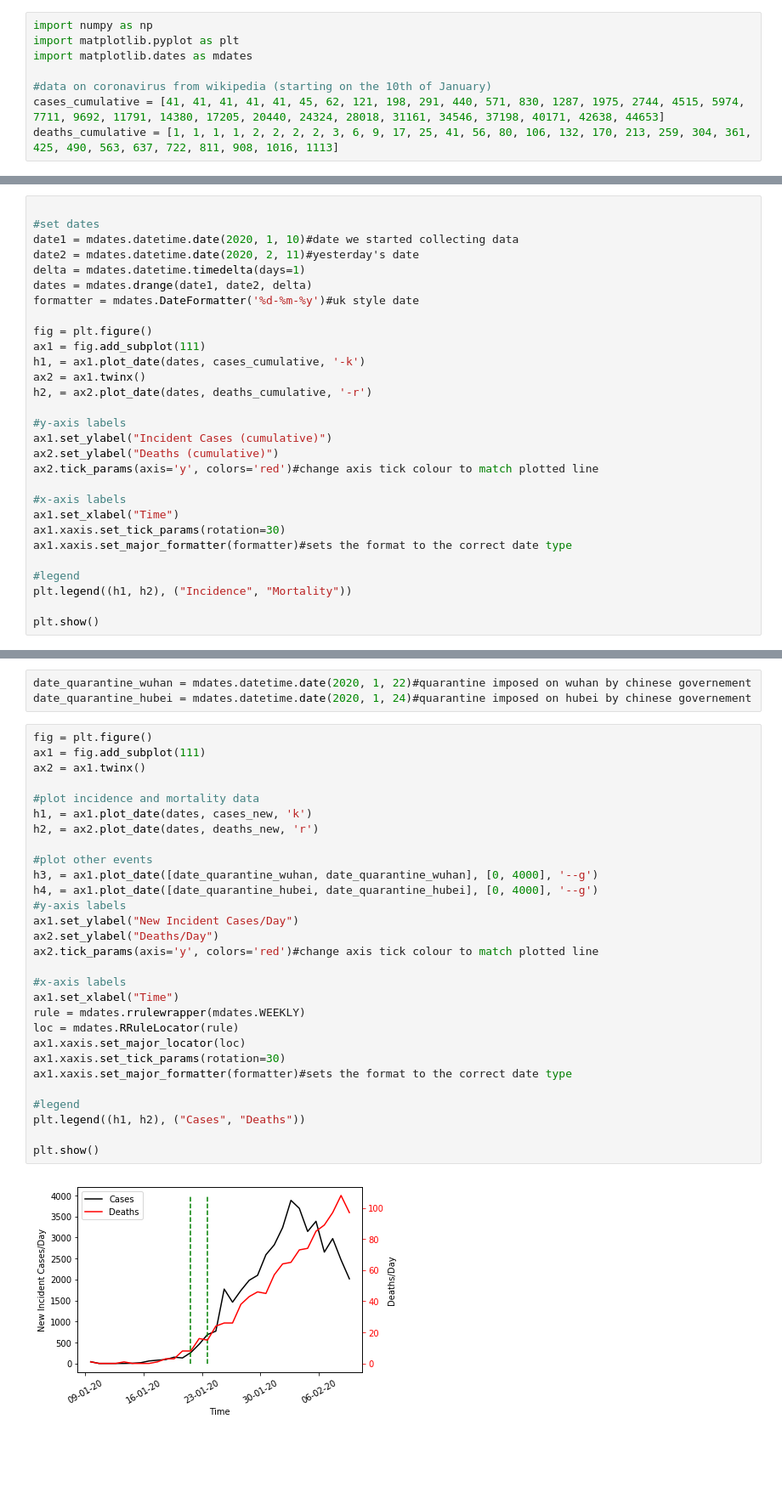
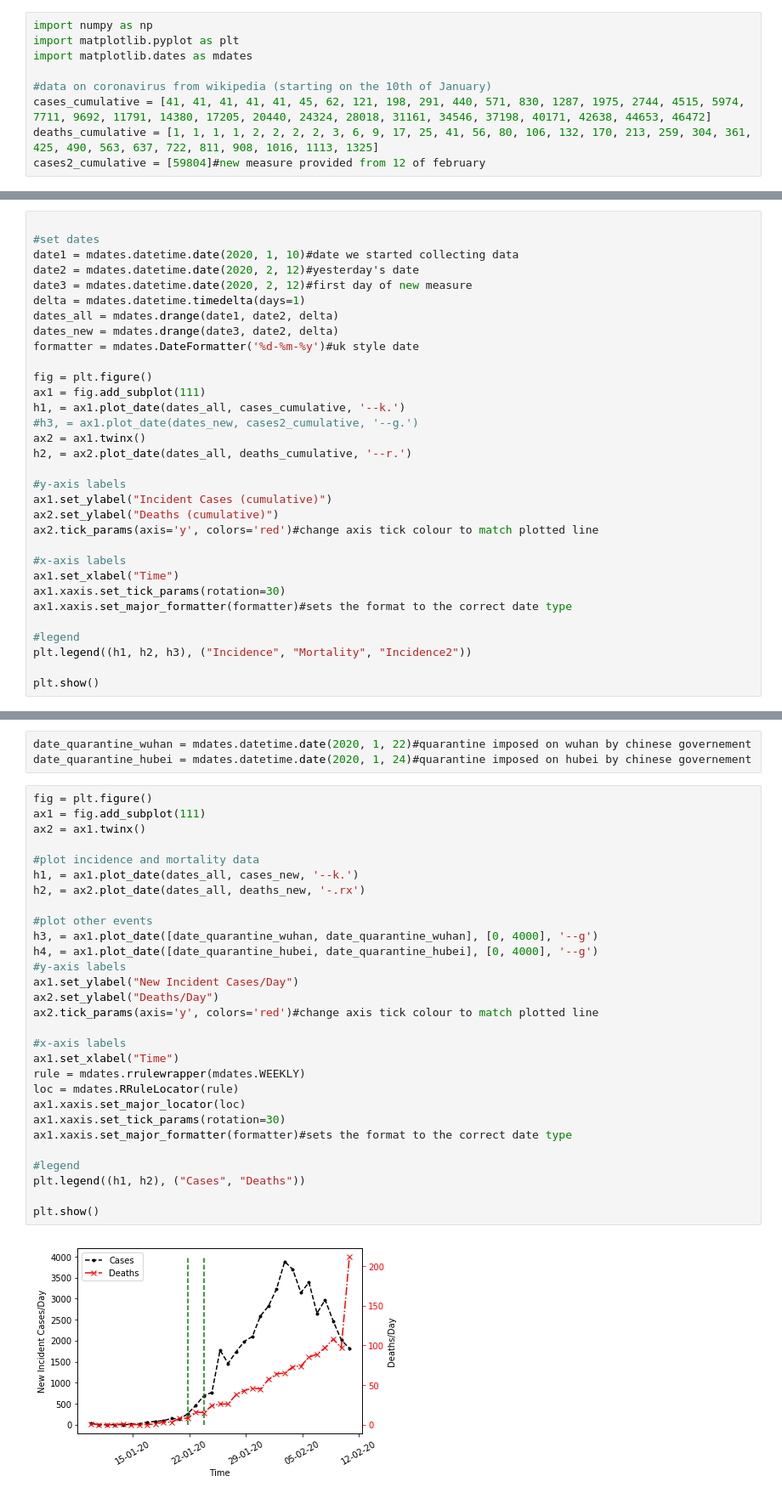
Before and after one commit to hanharrison92/Making-Graphs, a Jupyter notebook: LineGraph/Incidence_over_time.ipynb, the cells around one changed output, grey strips where cells are left out. Shown at 85% size. Saved outputs shown, nothing was run; the diff lists cells and outputs as text; blank space fills up the shorter version.

Commit message:
new measure of incidence

```diff
--- a/LineGraph/Incidence_over_time.ipynb
+++ b/LineGraph/Incidence_over_time.ipynb
@@ -4,8 +4,9 @@ import matplotlib.pyplot as plt
 import matplotlib.dates as mdates
 
 #data on coronavirus from wikipedia (starting on the 10th of January)
-cases_cumulative = [41, 41, 41, 41, 41, 45, 62, 121, 198, 291, 440, 571, 830, 1287, 1975, 2744, 4515, 5974, 7711, 9692, 11791, 14380, 17205, 20440, 24324, 28018, 31161, 34546, 37198, 40171, 42638, 44653]
-deaths_cumulative = [1, 1, 1, 1, 2, 2, 2, 2, 3, 6, 9, 17, 25, 41, 56, 80, 106, 132, 170, 213, 259, 304, 361, 425, 490, 563, 637, 722, 811, 908, 1016, 1113]
+cases_cumulative = [41, 41, 41, 41, 41, 45, 62, 121, 198, 291, 440, 571, 830, 1287, 1975, 2744, 4515, 5974, 7711, 9692, 11791, 14380, 17205, 20440, 24324, 28018, 31161, 34546, 37198, 40171, 42638, 44653, 46472]
+deaths_cumulative = [1, 1, 1, 1, 2, 2, 2, 2, 3, 6, 9, 17, 25, 41, 56, 80, 106, 132, 170, 213, 259, 304, 361, 425, 490, 563, 637, 722, 811, 908, 1016, 1113, 1325]
+cases2_cumulative = [59804]#new measure provided from 12 of february
 # %% [markdown]
 So wikipedia, and many media outlets, have been providing cumulative values of incident cases and deaths relating to the recent outbreak of coronavirus. We can plot this...
 # %%
@@ -48,16 +52,19 @@ Currently, the x-axis is given by days, where days are the number of days since
 
 #set dates
 date1 = mdates.datetime.date(2020, 1, 10)#date we started collecting data
-date2 = mdates.datetime.date(2020, 2, 11)#yesterday's date
+date2 = mdates.datetime.date(2020, 2, 12)#yesterday's date
+date3 = mdates.datetime.date(2020, 2, 12)#first day of new measure
 delta = mdates.datetime.timedelta(days=1)
-dates = mdates.drange(date1, date2, delta)
+dates_all = mdates.drange(date1, date2, delta)
+dates_new = mdates.drange(date3, date2, delta)
 formatter = mdates.DateFormatter('%d-%m-%y')#uk style date
 
 fig = plt.figure()
 ax1 = fig.add_subplot(111)
-h1, = ax1.plot_date(dates, cases_cumulative, '-k')
+h1, = ax1.plot_date(dates_all, cases_cumulative, '--k.')
+#h3, = ax1.plot_date(dates_new, cases2_cumulative, '--g.')
 ax2 = ax1.twinx()
-h2, = ax2.plot_date(dates, deaths_cumulative, '-r')
+h2, = ax2.plot_date(dates_all, deaths_cumulative, '--r.')
 
 #y-axis labels
 ax1.set_ylabel("Incident Cases (cumulative)")
@@ -70,7 +77,7 @@ ax1.xaxis.set_tick_params(rotation=30)
 ax1.xaxis.set_major_formatter(formatter)#sets the format to the correct date type
 
 #legend
-plt.legend((h1, h2), ("Incidence", "Mortality"))
+plt.legend((h1, h2, h3), ("Incidence", "Mortality", "Incidence2"))
 
 plt.show()
 # %% [output]
@@ -123,31 +130,31 @@ date_quarantine_hubei = mdates.datetime.date(2020, 1, 24)#quarantine imposed on
 # %%
 fig = plt.figure()
 ax1 = fig.add_subplot(111)
 ax2 = ax1.twinx()
 
 #plot incidence and mortality data
-h1, = ax1.plot_date(dates, cases_new, 'k')
-h2, = ax2.plot_date(dates, deaths_new, 'r')
+h1, = ax1.plot_date(dates_all, cases_new, '--k.')
+h2, = ax2.plot_date(dates_all, deaths_new, '-.rx')
 
 #plot other events
 h3, = ax1.plot_date([date_quarantine_wuhan, date_quarantine_wuhan], [0, 4000], '--g')
 h4, = ax1.plot_date([date_quarantine_hubei, date_quarantine_hubei], [0, 4000], '--g')
 #y-axis labels
 ax1.set_ylabel("New Incident Cases/Day")
 ax2.set_ylabel("Deaths/Day")
 ax2.tick_params(axis='y', colors='red')#change axis tick colour to match plotted line
 
 #x-axis labels
 ax1.set_xlabel("Time")
 rule = mdates.rrulewrapper(mdates.WEEKLY)
 loc = mdates.RRuleLocator(rule)
 ax1.xaxis.set_major_locator(loc)
 ax1.xaxis.set_tick_params(rotation=30)
 ax1.xaxis.set_major_formatter(formatter)#sets the format to the correct date type
 
 #legend
 plt.legend((h1, h2), ("Cases", "Deaths"))
 
 plt.show()
 # %% [output]
-[figure, old version]
+[figure, new version]
```
Also changed, not shown: parts of 4 cells of this notebook.
